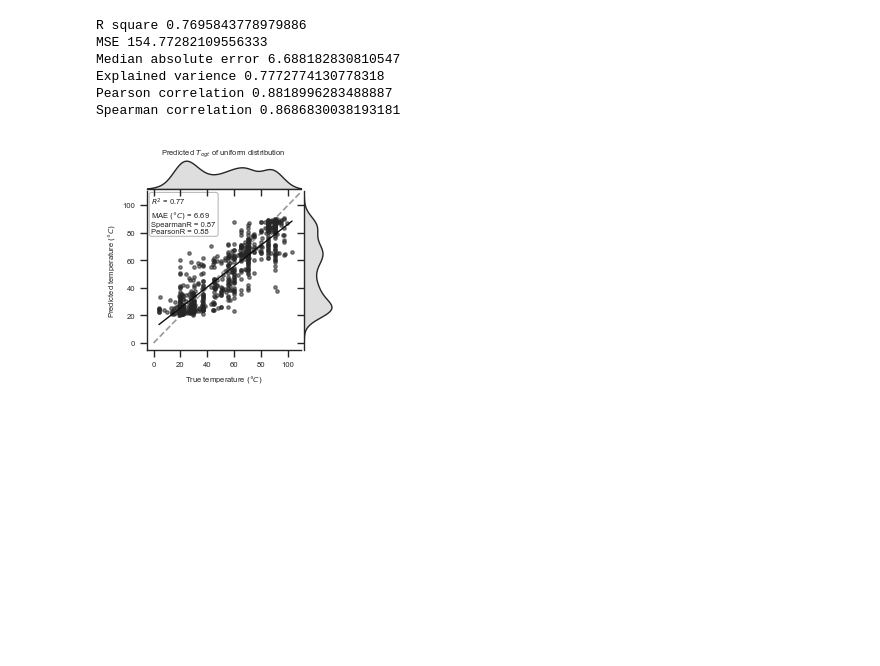
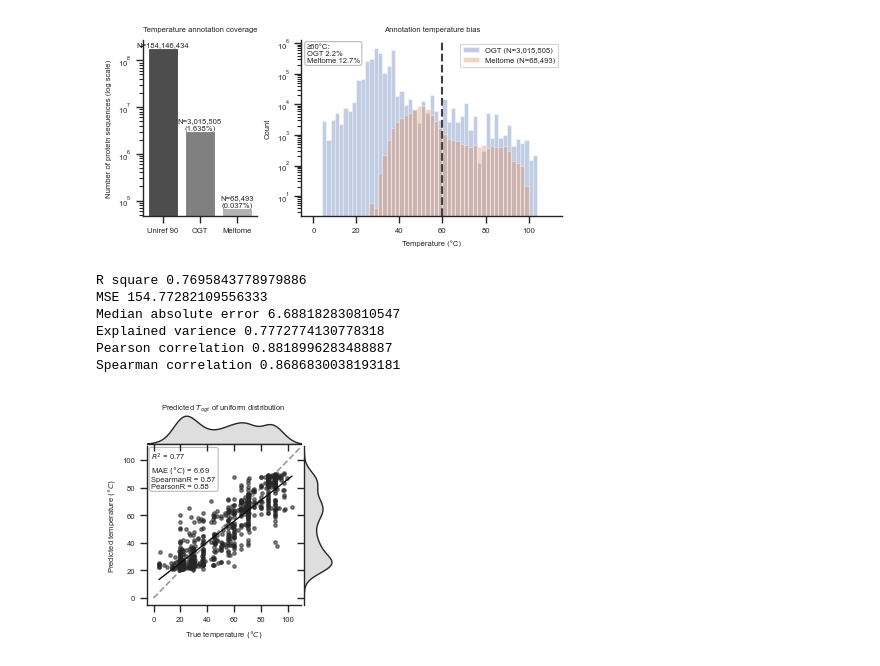
Before and after one commit to Umbriona/THOR_Analysis, a Jupyter notebook: Scripts/figure1.ipynb, the cells around one changed output. Drawn from its saved outputs; the diff is of its cells as text; code cells hidden in the pictures; blank space fills up the shorter version.

Commit message:
Added plot for panel a and b figure 1

```diff
--- a/Scripts/figure1.ipynb
+++ b/Scripts/figure1.ipynb
@@ -1,3 +53,89 @@
+# %%
+
+
+sns.set_theme(style="ticks", context="paper")
+
+N_uniprot = 184146434 # 20/1 - 26
+N_ogt = sum(df["Dataset"] == "OGT")
+N_meltome = sum(df["Dataset"] == "Meltome")
+
+ogt_temps = np.asarray(df.loc[df["Dataset"] == "OGT"]["Temperature"])
+meltome_temps = np.asarray(df.loc[df["Dataset"] == "Meltome"]["Temperature"])
+
+cut = 60  # or your chosen thermophile threshold
+
+
+# --- style ---
+plt.rcParams.update({
+    "font.size": 5.5,
+    "axes.labelsize": 5.5,
+    "axes.titlesize": 5.5,
+    "axes.linewidth": 1,
+    "xtick.labelsize": 5.5,
+    "ytick.labelsize": 5.5,
+    "legend.fontsize": 5.5,
+})
+
+mm = 1 / 25.4
+fig_w = 120 * mm
+fig_h = 60 * mm
+
+
+
+
+
+fig, (ax1, ax2) = plt.subplots(
+    1, 2, figsize=(fig_w, fig_h),
+    gridspec_kw={"width_ratios": [0.7, 1.6]}
+)
+
+# --- Panel A: Coverage (log bar) ---
+labels = ["Uniref 90", "OGT", "Meltome"]
+counts = [N_uniprot, N_ogt, N_meltome]
+
+ax1.bar(labels, counts, color=["0.3", "0.5", "0.7"])
+ax1.set_yscale("log")
+ax1.set_ylabel("Number of protein sequences (log scale)")
+ax1.set_title("Temperature annotation coverage")
+
+# annotate N and percent of UniProt for annotated sets
+for i, (lab, c) in enumerate(zip(labels, counts)):
+    if lab == "Uniref 90":
+        txt = f"N={c:,}"
+    else:
+        txt = f"N={c:,}\n({100*c/N_uniprot:.3f}%)"
+    ax1.text(i, c, txt, ha="center", va="bottom", fontsize=5.5)
+
+sns.despine(ax=ax1)
+
+# --- Panel B: Temperature distribution (counts) ---
+bins = np.arange(0, 111, 2)  # choose bin width you like
+
+ax2.hist(ogt_temps, bins=bins, alpha=0.35, label=f"OGT (N={len(ogt_temps):,})")
+ax2.hist(meltome_temps, bins=bins, alpha=0.35, label=f"Meltome (N={len(meltome_temps):,})")
+
+ax2.axvline(cut, ls="--", lw=1.5, color="0.25")
+ax2.set_yscale("log")
+ax2.set_xlabel("Temperature (°C)")
+ax2.set_ylabel("Count")
+ax2.set_title("Annotation temperature bias")
+
+# tail annotations
+ogt_hot = np.mean(ogt_temps >= cut)
+mel_hot = np.mean(meltome_temps >= cut)
+ax2.text(0.02, 0.98,
+         f"≥{cut}°C:\nOGT {ogt_hot*100:.1f}%\nMeltome {mel_hot*100:.1f}%",
+         transform=ax2.transAxes, va="top", ha="left",
+         bbox=dict(boxstyle="round,pad=0.25", fc="white", ec="0.7", alpha=0.9))
+
+ax2.legend(frameon=True)
+sns.despine(ax=ax2)
+
+fig.tight_layout()
+
+plt.savefig("../Results/Figure2/coverage_and_bias.pdf", bbox_inches="tight")
+# %% [output]
+[figure, added]
 # %%
 import seaborn as sns
 import matplotlib.pyplot as plt
```
Also changed, not shown: parts of 3 cells of this notebook.
